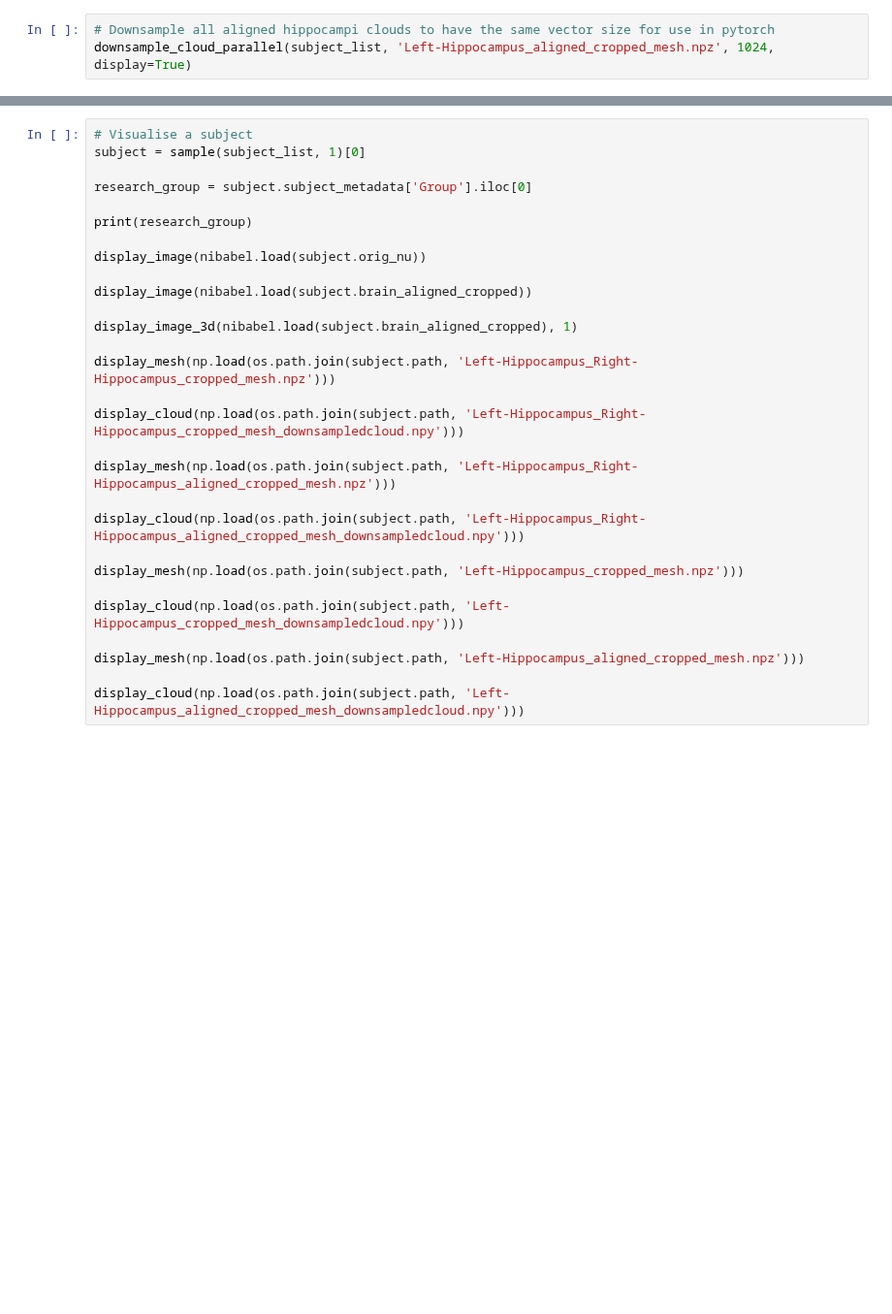
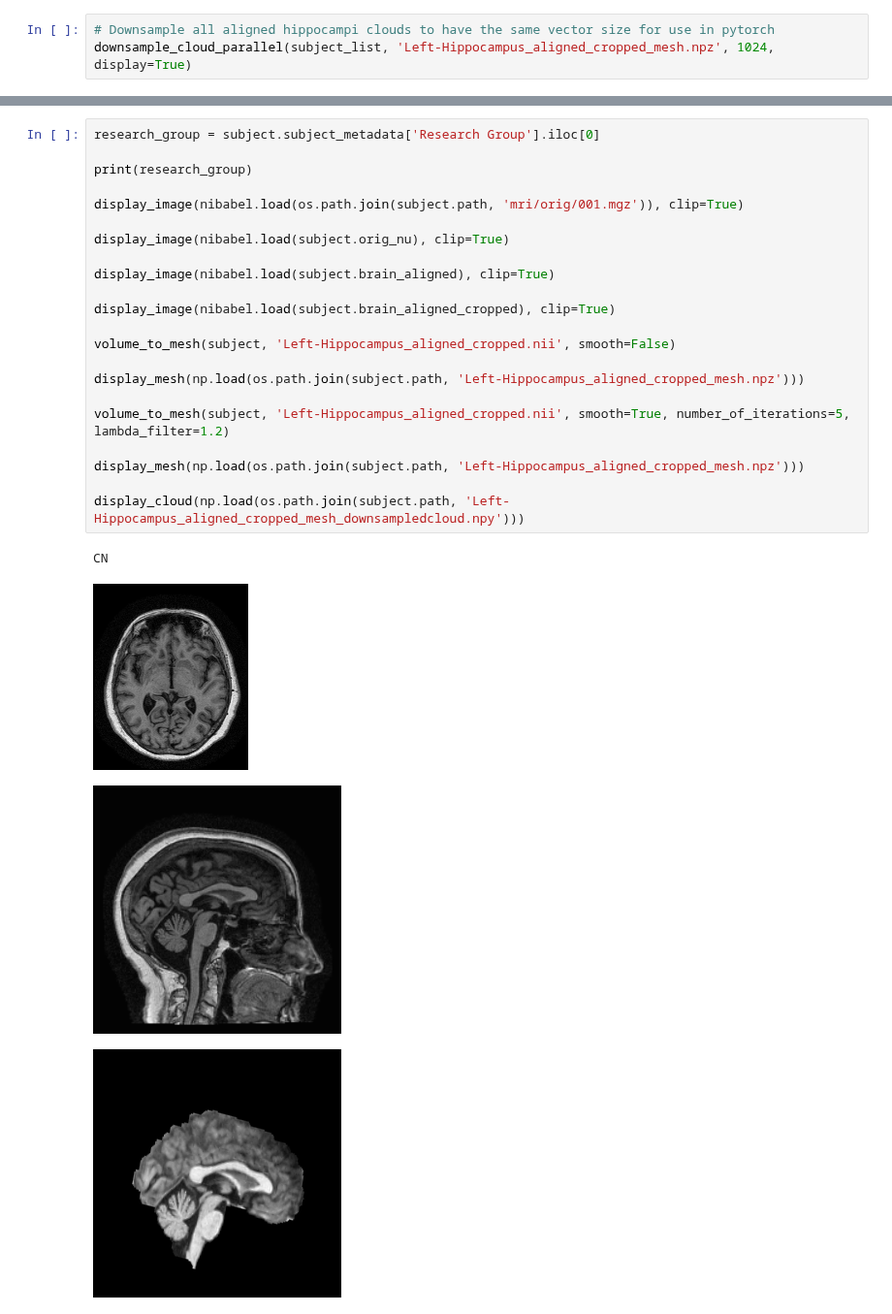
Before and after one commit to oscarlloydjohn/lloyd-john-MIUA-2025, a Jupyter notebook: preprocess_hcampus_1.5_cohort.ipynb, the cells around one changed output, grey strips where cells are left out. Shown at 97% size. Drawn from its saved outputs; the diff is of its cells as text; blank space fills up the shorter version.

Commit message:
Adjust vis.py with clip option for slice display

```diff
--- a/preprocess_hcampus_1.5_cohort.ipynb
+++ b/preprocess_hcampus_1.5_cohort.ipynb
@@ -166,29 +165,27 @@ downsample_cloud_parallel(subject_list, 'Left-Hippocampus_aligned_cropped_mesh.n
 # %%
-# Visualise a subject
-subject = sample(subject_list, 1)[0]
-
-research_group = subject.subject_metadata['Group'].iloc[0]
+research_group = subject.subject_metadata['Research Group'].iloc[0]
 
 print(research_group)
 
-display_image(nibabel.load(subject.orig_nu))
+display_image(nibabel.load(os.path.join(subject.path, 'mri/orig/001.mgz')), clip=True)
 
-display_image(nibabel.load(subject.brain_aligned_cropped))
+display_image(nibabel.load(subject.orig_nu), clip=True)
 
-display_image_3d(nibabel.load(subject.brain_aligned_cropped), 1)
+display_image(nibabel.load(subject.brain_aligned), clip=True)
 
-display_mesh(np.load(os.path.join(subject.path, 'Left-Hippocampus_Right-Hippocampus_cropped_mesh.npz')))
+display_image(nibabel.load(subject.brain_aligned_cropped), clip=True)
 
-display_cloud(np.load(os.path.join(subject.path, 'Left-Hippocampus_Right-Hippocampus_cropped_mesh_downsampledcloud.npy')))
+volume_to_mesh(subject, 'Left-Hippocampus_aligned_cropped.nii', smooth=False)
 
-display_mesh(np.load(os.path.join(subject.path, 'Left-Hippocampus_Right-Hippocampus_aligned_cropped_mesh.npz')))
+display_mesh(np.load(os.path.join(subject.path, 'Left-Hippocampus_aligned_cropped_mesh.npz')))
 
-display_cloud(np.load(os.path.join(subject.path, 'Left-Hippocampus_Right-Hippocampus_aligned_cropped_mesh_downsampledcloud.npy')))
-
-display_mesh(np.load(os.path.join(subject.path, 'Left-Hippocampus_cropped_mesh.npz')))
-
-display_cloud(np.load(os.path.join(subject.path, 'Left-Hippocampus_cropped_mesh_downsampledcloud.npy')))
+volume_to_mesh(subject, 'Left-Hippocampus_aligned_cropped.nii', smooth=True, number_of_iterations=5, lambda_filter=1.2)
 
 display_mesh(np.load(os.path.join(subject.path, 'Left-Hippocampus_aligned_cropped_mesh.npz')))
 
 display_cloud(np.load(os.path.join(subject.path, 'Left-Hippocampus_aligned_cropped_mesh_downsampledcloud.npy')))
+# %% [output]
+CN
+[figure, added]
+[figure, added]
+[figure, added]
```
Also changed, not shown: parts of 6 cells of this notebook, 8 other files.
